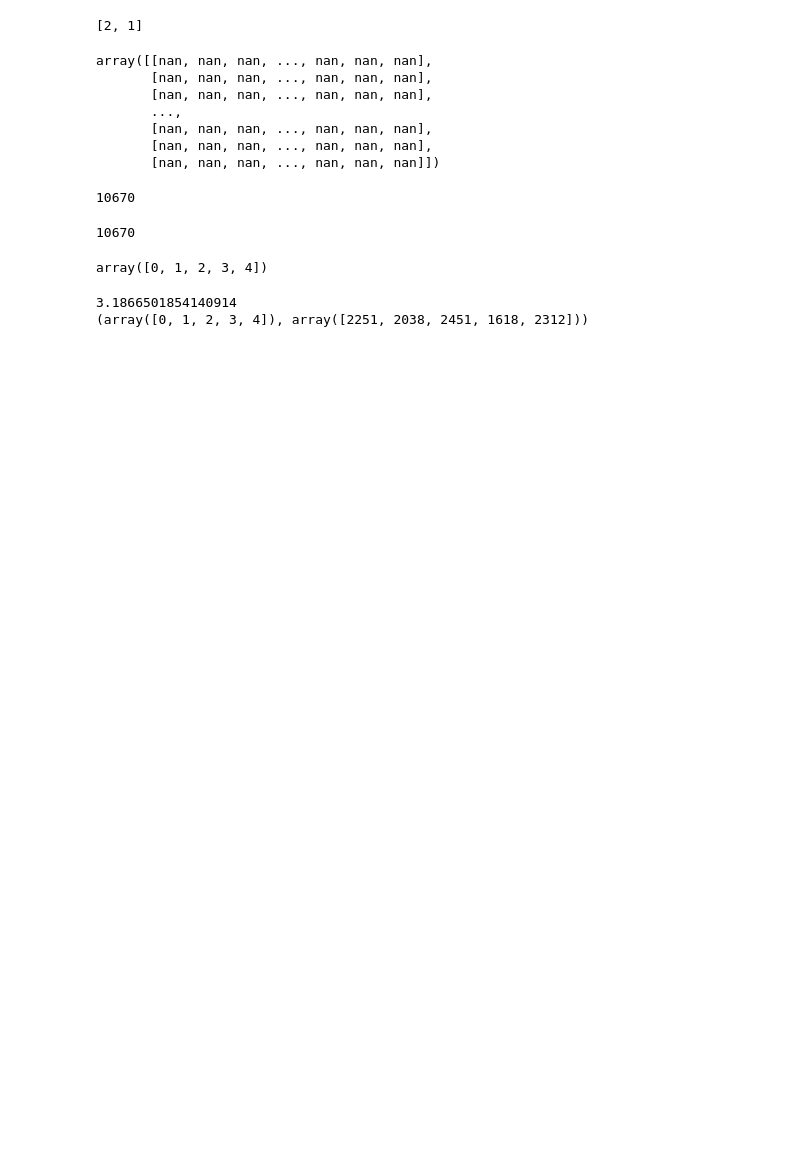
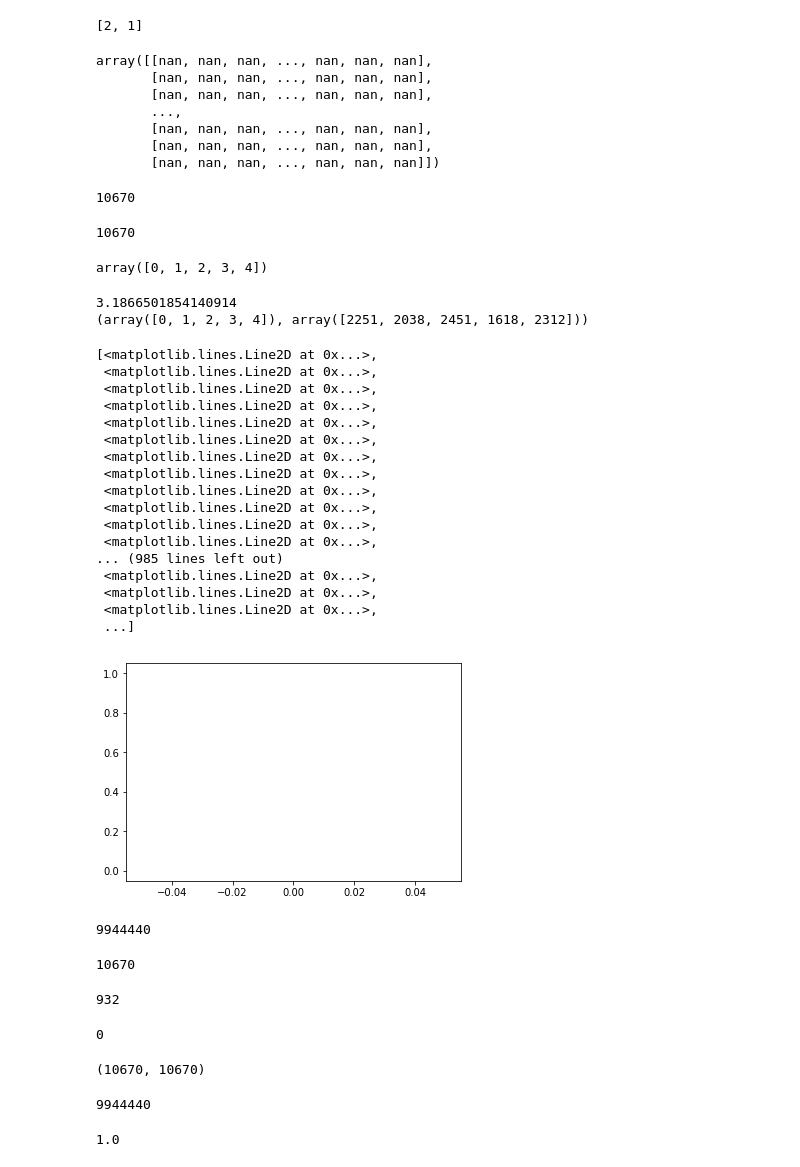
Before and after one commit to gamleksi/SNAP_community_detection, a Jupyter notebook: nb.ipynb, the cells around one changed output. Saved outputs shown, nothing was run; the diff lists cells and outputs as text; code cells hidden in the pictures; blank space fills up the shorter version.

```diff
--- a/nb.ipynb
+++ b/nb.ipynb
@@ -12,7 +12,7 @@ import igraph
 # %%
 importlib.reload(helpers)
 # Load graph and adjacency matrix
-graph_file = "Oregon-1.txt"
+graph_file = "zachary.txt"
 
 graph_data, header = helpers.load_graph(graph_file)
 adjacency_matrix = helpers.calculate_adjacency_matrix(graph_data)
@@ -235,0 +214,29 @@ with open('../fast-community/oregon.pairs', 'w') as f:
+# %%
+plt.plot((adjacency_matrix[1,:] == 1).todense())
+# %% [output]
+[<matplotlib.lines.Line2D at 0x...>,
+ <matplotlib.lines.Line2D at 0x...>,
+ <matplotlib.lines.Line2D at 0x...>,
+ <matplotlib.lines.Line2D at 0x...>,
+ <matplotlib.lines.Line2D at 0x...>,
+ <matplotlib.lines.Line2D at 0x...>,
+ <matplotlib.lines.Line2D at 0x...>,
+ <matplotlib.lines.Line2D at 0x...>,
+ <matplotlib.lines.Line2D at 0x...>,
+ <matplotlib.lines.Line2D at 0x...>,
+ <matplotlib.lines.Line2D at 0x...>,
+ <matplotlib.lines.Line2D at 0x...>,
+... (985 lines left out)
+ <matplotlib.lines.Line2D at 0x...>,
+ <matplotlib.lines.Line2D at 0x...>,
+ <matplotlib.lines.Line2D at 0x...>,
+ ...]
+[figure, added]
+# %%
+adjacency_matrix.argmax()
+# %% [output]
+9944440
+# %%
+adjacency_matrix.shape[0]
+# %% [output]
+10670
@@ -235,0 +246,20 @@ with open('../fast-community/oregon.pairs', 'w') as f:
+# %%
+row
+# %% [output]
+932
+# %%
+column
+# %% [output]
+0
+# %%
+adjacency_matrix.shape
+# %% [output]
+(10670, 10670)
+# %%
+row*adjacency_matrix.shape[1]
+# %% [output]
+9944440
+# %%
+adjacency_matrix[row, column]
+# %% [output]
+1.0
```
Also changed, not shown: parts of 29 cells of this notebook, 2 other files.
